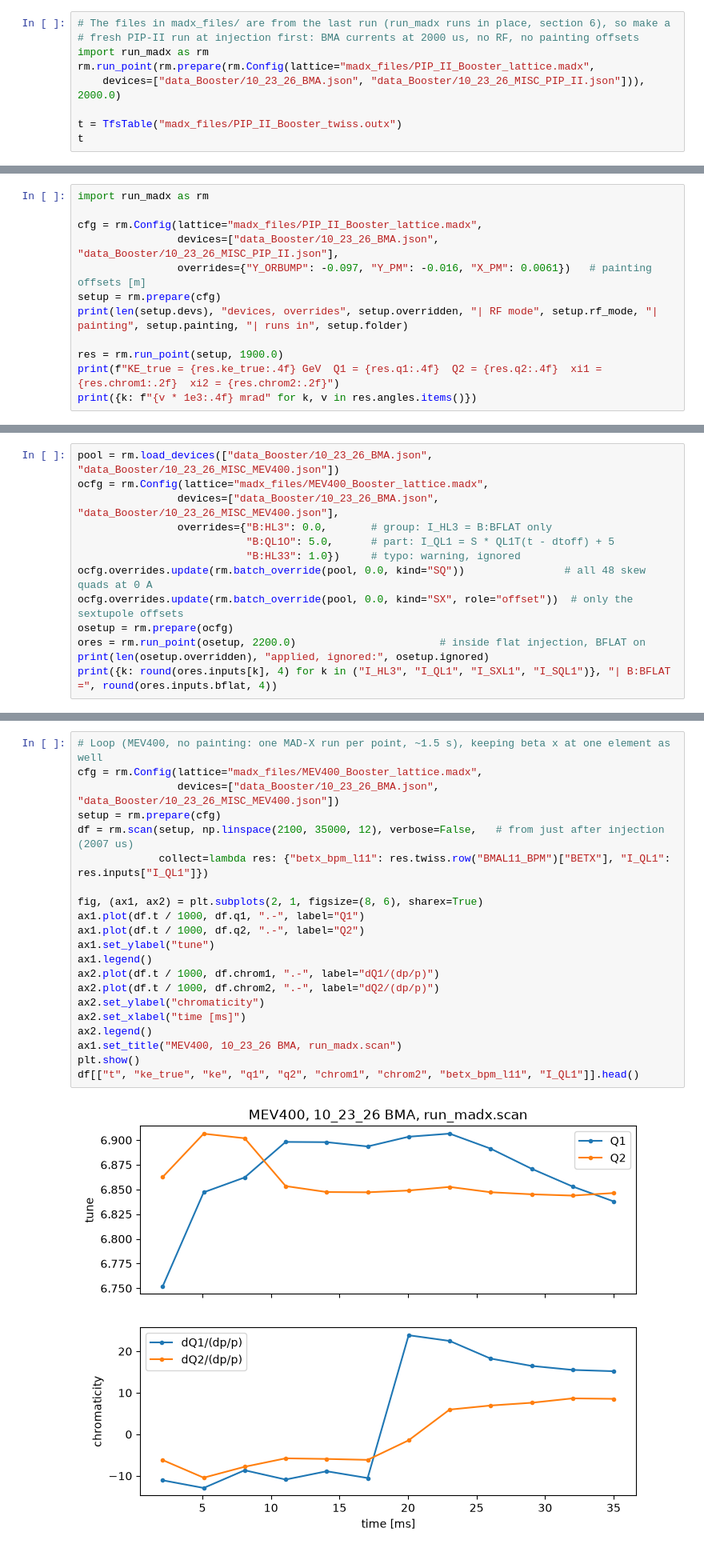
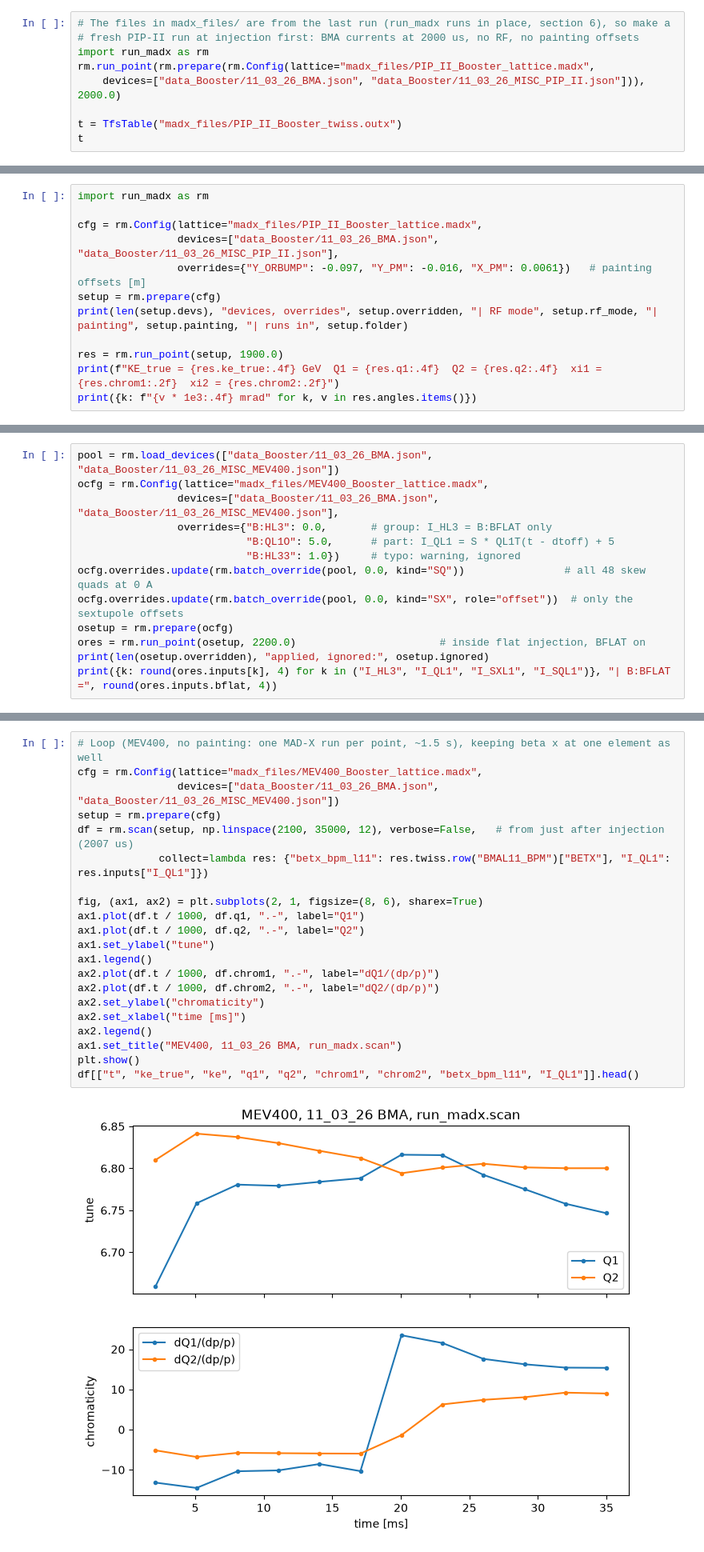
Before and after one commit to fermi-ad/booster_lattice_files, a Jupyter notebook: examples.ipynb, the cells around one changed output, grey strips where cells are left out. Shown at 80% size. Cells and saved outputs as stored; diff of their text form.

```diff
--- a/examples.ipynb
+++ b/examples.ipynb
@@ -25,7 +25,7 @@ from madx_input import write_common, common_values
 # fresh PIP-II run at injection first: BMA currents at 2000 us, no RF, no painting offsets
 import run_madx as rm
 rm.run_point(rm.prepare(rm.Config(lattice="madx_files/PIP_II_Booster_lattice.madx",
-    devices=["data_Booster/10_23_26_BMA.json", "data_Booster/10_23_26_MISC_PIP_II.json"])), 2000.0)
+    devices=["data_Booster/11_03_26_BMA.json", "data_Booster/11_03_26_MISC_PIP_II.json"])), 2000.0)
 
 t = TfsTable("madx_files/PIP_II_Booster_twiss.outx")
 t
@@ -840,7 +890,7 @@ python helper_scripts/run_madx.py --lattice madx_files/MEV400_Booster_lattice.ma
 import run_madx as rm
 
 cfg = rm.Config(lattice="madx_files/PIP_II_Booster_lattice.madx",
-                devices=["data_Booster/10_23_26_BMA.json", "data_Booster/10_23_26_MISC_PIP_II.json"],
+                devices=["data_Booster/11_03_26_BMA.json", "data_Booster/11_03_26_MISC_PIP_II.json"],
                 overrides={"Y_ORBUMP": -0.097, "Y_PM": -0.016, "X_PM": 0.0061})   # painting offsets [m]
 setup = rm.prepare(cfg)
 print(len(setup.devs), "devices, overrides", setup.overridden, "| RF mode", setup.rf_mode, "| painting", setup.painting, "| runs in", setup.folder)
@@ -855,9 +905,9 @@ KE_true = 0.7904 GeV  Q1 = 6.7614  Q2 = 6.8377  xi1 = -8.47  xi2 = -3.08
 # %% [markdown]
 Overrides: a whole group, one part of a group, a whole family (`batch_override`), and a typo (warned and ignored).
 # %%
-pool = rm.load_devices(["data_Booster/10_23_26_BMA.json", "data_Booster/10_23_26_MISC_MEV400.json"])
+pool = rm.load_devices(["data_Booster/11_03_26_BMA.json", "data_Booster/11_03_26_MISC_MEV400.json"])
 ocfg = rm.Config(lattice="madx_files/MEV400_Booster_lattice.madx",
-                devices=["data_Booster/10_23_26_BMA.json", "data_Booster/10_23_26_MISC_MEV400.json"],
+                devices=["data_Booster/11_03_26_BMA.json", "data_Booster/11_03_26_MISC_MEV400.json"],
                 overrides={"B:HL3": 0.0,       # group: I_HL3 = B:BFLAT only
                            "B:QL1O": 5.0,      # part: I_QL1 = S * QL1T(t - dtoff) + 5
                            "B:HL33": 1.0})     # typo: warning, ignored
@@ -896,24 +946,24 @@ offsets: X_PM = 6.100 mm, Y_ORBUMP + Y_PM = -113.000 mm
 # %%
 # Loop (MEV400, no painting: one MAD-X run per point, ~1.5 s), keeping beta x at one element as well
 cfg = rm.Config(lattice="madx_files/MEV400_Booster_lattice.madx",
-                devices=["data_Booster/10_23_26_BMA.json", "data_Booster/10_23_26_MISC_MEV400.json"])
+                devices=["data_Booster/11_03_26_BMA.json", "data_Booster/11_03_26_MISC_MEV400.json"])
 setup = rm.prepare(cfg)
 df = rm.scan(setup, np.linspace(2100, 35000, 12), verbose=False,   # from just after injection (2007 us)
              collect=lambda res: {"betx_bpm_l11": res.twiss.row("BMAL11_BPM")["BETX"], "I_QL1": res.inputs["I_QL1"]})
 
 fig, (ax1, ax2) = plt.subplots(2, 1, figsize=(8, 6), sharex=True)
 ax1.plot(df.t / 1000, df.q1, ".-", label="Q1")
 ax1.plot(df.t / 1000, df.q2, ".-", label="Q2")
 ax1.set_ylabel("tune")
 ax1.legend()
 ax2.plot(df.t / 1000, df.chrom1, ".-", label="dQ1/(dp/p)")
 ax2.plot(df.t / 1000, df.chrom2, ".-", label="dQ2/(dp/p)")
 ax2.set_ylabel("chromaticity")
 ax2.set_xlabel("time [ms]")
 ax2.legend()
-ax1.set_title("MEV400, 10_23_26 BMA, run_madx.scan")
+ax1.set_title("MEV400, 11_03_26 BMA, run_madx.scan")
 plt.show()
 df[["t", "ke_true", "ke", "q1", "q2", "chrom1", "chrom2", "betx_bpm_l11", "I_QL1"]].head()
 # %% [output]
-[figure, old version]
+[figure, new version]
 |  | t | ke_true | ke | q1 | q2 | chrom1 | chrom2 | betx_bpm_l11 | I_QL1 |
```
Also changed, not shown: parts of 51 cells of this notebook, 38 other files.
